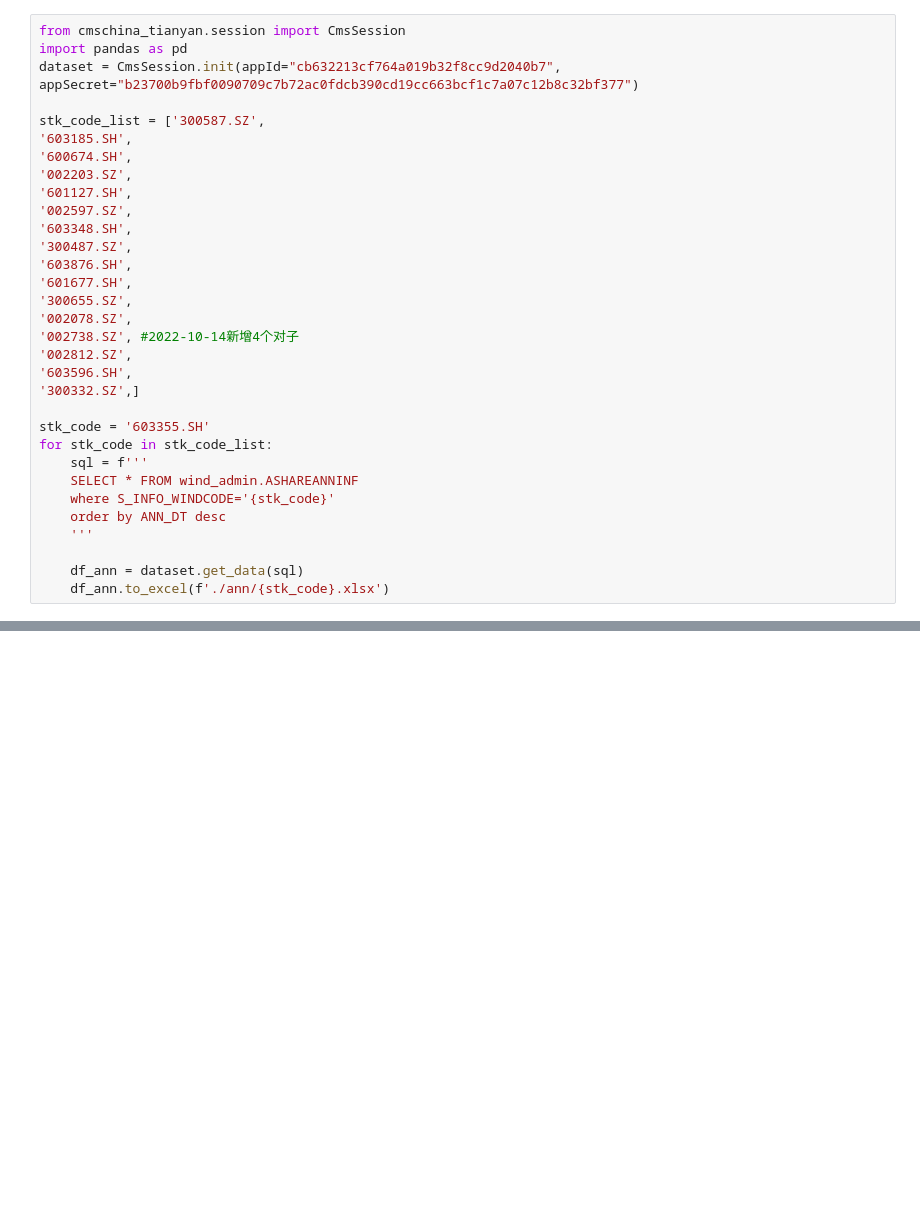
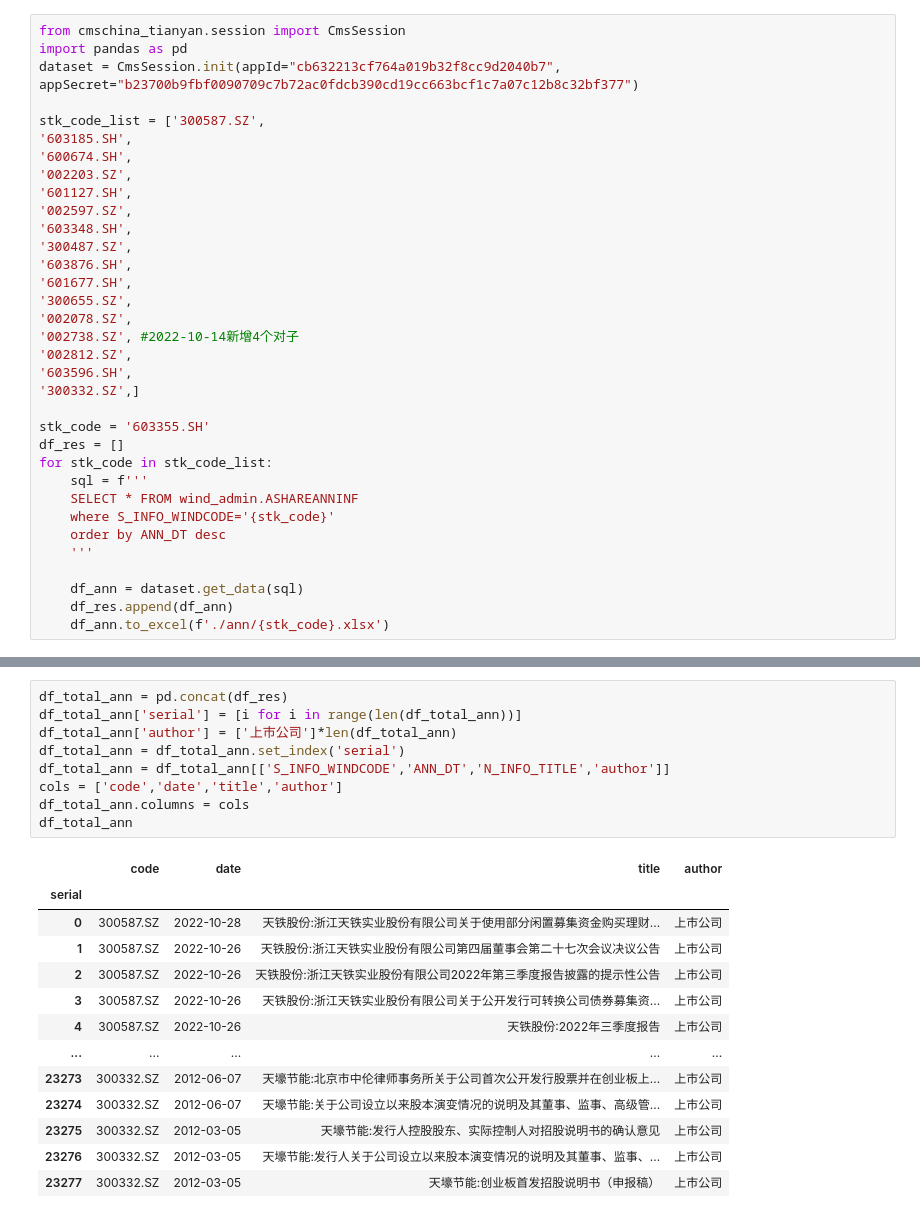
Before and after one commit to PXY11/trading-optimize, a Jupyter notebook: get_data_ann.ipynb, the cells around one changed output, grey strips where cells are left out. Saved outputs shown, nothing was run; the diff lists cells and outputs as text; blank space fills up the shorter version.

```diff
--- a/get_data_ann.ipynb
+++ b/get_data_ann.ipynb
@@ -21,6 +21,7 @@ stk_code_list = ['300587.SZ',
 '300332.SZ',]
 
 stk_code = '603355.SH'
+df_res = []
 for stk_code in stk_code_list:
     sql = f'''
     SELECT * FROM wind_admin.ASHAREANNINF
@@ -29,5 +30,6 @@ for stk_code in stk_code_list:
     '''
 
     df_ann = dataset.get_data(sql)
+    df_res.append(df_ann)
     df_ann.to_excel(f'./ann/{stk_code}.xlsx')
 # %% [output]
@@ -50,0 +53,23 @@ for stk_code in stk_code_list:
+# %%
+df_total_ann = pd.concat(df_res)
+df_total_ann['serial'] = [i for i in range(len(df_total_ann))]
+df_total_ann['author'] = ['上市公司']*len(df_total_ann)
+df_total_ann = df_total_ann.set_index('serial')
+df_total_ann = df_total_ann[['S_INFO_WINDCODE','ANN_DT','N_INFO_TITLE','author']]
+cols = ['code','date','title','author']
+df_total_ann.columns = cols
+df_total_ann
+# %% [output]
+|  | code | date | title | author |
+| serial |  |  |  |  |
+| 0 | 300587.SZ | 2022-10-28 | 天铁股份:浙江天铁实业股份有限公司关于使用部分闲置募集资金购买理财... | 上市公司 |
+| 1 | 300587.SZ | 2022-10-26 | 天铁股份:浙江天铁实业股份有限公司第四届董事会第二十七次会议决议公告 | 上市公司 |
+| 2 | 300587.SZ | 2022-10-26 | 天铁股份:浙江天铁实业股份有限公司2022年第三季度报告披露的提示性公告 | 上市公司 |
+| 3 | 300587.SZ | 2022-10-26 | 天铁股份:浙江天铁实业股份有限公司关于公开发行可转换公司债券募集资... | 上市公司 |
+| 4 | 300587.SZ | 2022-10-26 | 天铁股份:2022年三季度报告 | 上市公司 |
+| ... | ... | ... | ... | ... |
+| 23273 | 300332.SZ | 2012-06-07 | 天壕节能:北京市中伦律师事务所关于公司首次公开发行股票并在创业板上... | 上市公司 |
+| 23274 | 300332.SZ | 2012-06-07 | 天壕节能:关于公司设立以来股本演变情况的说明及其董事、监事、高级管... | 上市公司 |
+| 23275 | 300332.SZ | 2012-03-05 | 天壕节能:发行人控股股东、实际控制人对招股说明书的确认意见 | 上市公司 |
+| 23276 | 300332.SZ | 2012-03-05 | 天壕节能:发行人关于公司设立以来股本演变情况的说明及其董事、监事、... | 上市公司 |
+| 23277 | 300332.SZ | 2012-03-05 | 天壕节能:创业板首发招股说明书（申报稿） | 上市公司 |
```
Also changed, not shown: parts of 2 cells of this notebook, 33 other files.
